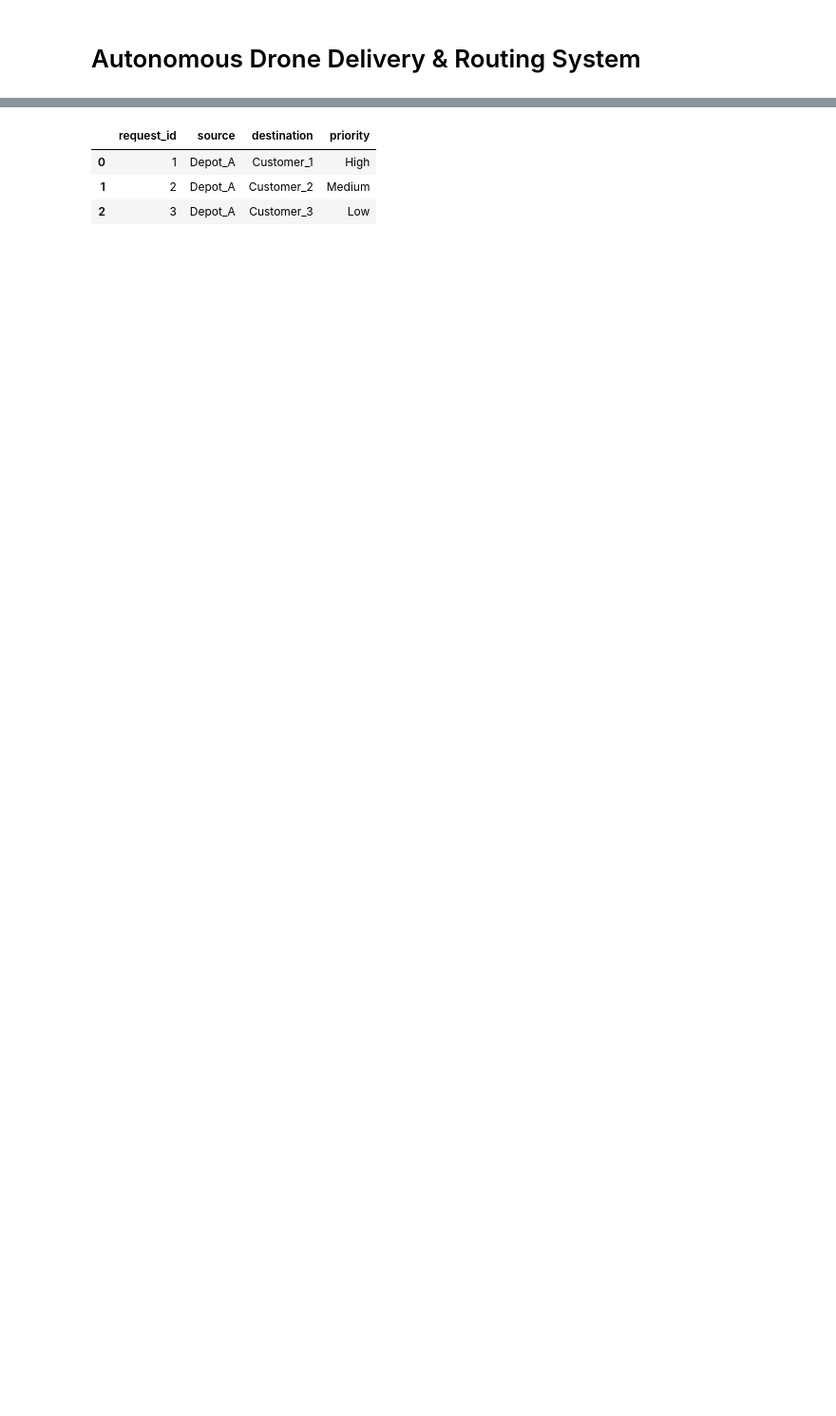
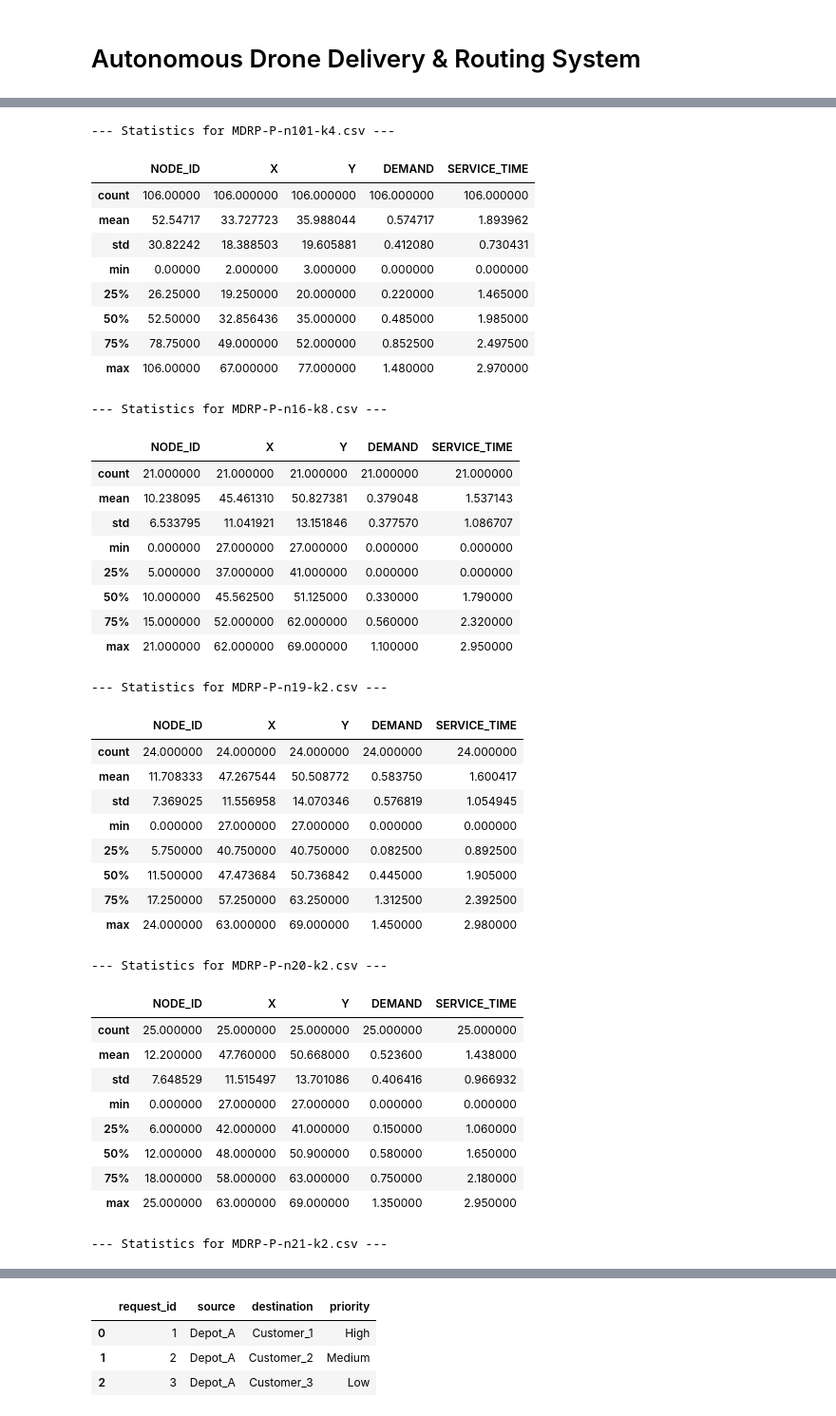
Before and after one commit to Shawon-NusrathJahan/Autonomous-Drone-Delivery-and-Routing-System, a Jupyter notebook: notebooks/01_dataset_exploration.ipynb, the cells around one changed output, grey strips where cells are left out. Shown at 95% size. Drawn from its saved outputs; the diff is of its cells as text; code cells hidden in the pictures; blank space fills up the shorter version.

```diff
--- a/notebooks/01_dataset_exploration.ipynb
+++ b/notebooks/01_dataset_exploration.ipynb
@@ -24,0 +83,4 @@ df.head()
+# %%
+# Cell 2 — Load the data
+# Your folder structure uses 'datasets/' not 'data/' — this is correct for your project
+mdrp_data = load_mdrp('../datasets/mdrp/')
@@ -24,0 +105,8 @@ df.head()
+# %%
+# Cell 3 — Look at each file's shape and columns
+# Shape means: how many rows and columns does this table have?
+for name, df in mdrp_data.items():
+    print(f"\n--- {name} ---")
+    print(f"Rows: {df.shape[0]}, Columns: {df.shape[1]}")
+    print(f"Column names: {list(df.columns)}")
+    print(f"Data types:\n{df.dtypes}")
@@ -24,0 +131,5 @@ df.head()
+# %%
+# Cell 4 — Show the first 5 rows of each file
+for name, df in mdrp_data.items():
+    print(f"\n--- First 5 rows of {name} ---")
+    display(df.head())   # display() renders a nice HTML table in Jupyter
@@ -24,0 +180,6 @@ df.head()
+# %%
+# Cell 5 — Check for missing/null values
+# A null value means a cell in the table is empty — this is a data quality problem.
+for name, df in mdrp_data.items():
+    print(f"\n--- Missing values in {name} ---")
+    print(df.isnull().sum())   # .sum() counts how many nulls in each column
@@ -24,0 +204,48 @@ df.head()
+# %%
+# Cell 6 — Summary statistics
+# This shows min, max, mean, and standard deviation for every numeric column.
+for name, df in mdrp_data.items():
+    print(f"\n--- Statistics for {name} ---")
+    display(df.describe())
+# %% [output]
+--- Statistics for MDRP-P-n101-k4.csv ---
+|  | NODE_ID | X | Y | DEMAND | SERVICE_TIME |
+| count | 106.00000 | 106.000000 | 106.000000 | 106.000000 | 106.000000 |
+| mean | 52.54717 | 33.727723 | 35.988044 | 0.574717 | 1.893962 |
+| std | 30.82242 | 18.388503 | 19.605881 | 0.412080 | 0.730431 |
+| min | 0.00000 | 2.000000 | 3.000000 | 0.000000 | 0.000000 |
+| 25% | 26.25000 | 19.250000 | 20.000000 | 0.220000 | 1.465000 |
+| 50% | 52.50000 | 32.856436 | 35.000000 | 0.485000 | 1.985000 |
+| 75% | 78.75000 | 49.000000 | 52.000000 | 0.852500 | 2.497500 |
+| max | 106.00000 | 67.000000 | 77.000000 | 1.480000 | 2.970000 |
+--- Statistics for MDRP-P-n16-k8.csv ---
+|  | NODE_ID | X | Y | DEMAND | SERVICE_TIME |
+| count | 21.000000 | 21.000000 | 21.000000 | 21.000000 | 21.000000 |
+| mean | 10.238095 | 45.461310 | 50.827381 | 0.379048 | 1.537143 |
+| std | 6.533795 | 11.041921 | 13.151846 | 0.377570 | 1.086707 |
+| min | 0.000000 | 27.000000 | 27.000000 | 0.000000 | 0.000000 |
+| 25% | 5.000000 | 37.000000 | 41.000000 | 0.000000 | 0.000000 |
+| 50% | 10.000000 | 45.562500 | 51.125000 | 0.330000 | 1.790000 |
+| 75% | 15.000000 | 52.000000 | 62.000000 | 0.560000 | 2.320000 |
+| max | 21.000000 | 62.000000 | 69.000000 | 1.100000 | 2.950000 |
+--- Statistics for MDRP-P-n19-k2.csv ---
+|  | NODE_ID | X | Y | DEMAND | SERVICE_TIME |
+| count | 24.000000 | 24.000000 | 24.000000 | 24.000000 | 24.000000 |
+| mean | 11.708333 | 47.267544 | 50.508772 | 0.583750 | 1.600417 |
+| std | 7.369025 | 11.556958 | 14.070346 | 0.576819 | 1.054945 |
+| min | 0.000000 | 27.000000 | 27.000000 | 0.000000 | 0.000000 |
+| 25% | 5.750000 | 40.750000 | 40.750000 | 0.082500 | 0.892500 |
+| 50% | 11.500000 | 47.473684 | 50.736842 | 0.445000 | 1.905000 |
+| 75% | 17.250000 | 57.250000 | 63.250000 | 1.312500 | 2.392500 |
+| max | 24.000000 | 63.000000 | 69.000000 | 1.450000 | 2.980000 |
+--- Statistics for MDRP-P-n20-k2.csv ---
+|  | NODE_ID | X | Y | DEMAND | SERVICE_TIME |
+| count | 25.000000 | 25.000000 | 25.000000 | 25.000000 | 25.000000 |
+| mean | 12.200000 | 47.760000 | 50.668000 | 0.523600 | 1.438000 |
+| std | 7.648529 | 11.515497 | 13.701086 | 0.406416 | 0.966932 |
+| min | 0.000000 | 27.000000 | 27.000000 | 0.000000 | 0.000000 |
+| 25% | 6.000000 | 42.000000 | 41.000000 | 0.150000 | 1.060000 |
+| 50% | 12.000000 | 48.000000 | 50.900000 | 0.580000 | 1.650000 |
+| 75% | 18.000000 | 58.000000 | 63.000000 | 0.750000 | 2.180000 |
+| max | 25.000000 | 63.000000 | 69.000000 | 1.350000 | 2.950000 |
+--- Statistics for MDRP-P-n21-k2.csv ---
```
Also changed, not shown: parts of 27 cells of this notebook, 55 other files.
